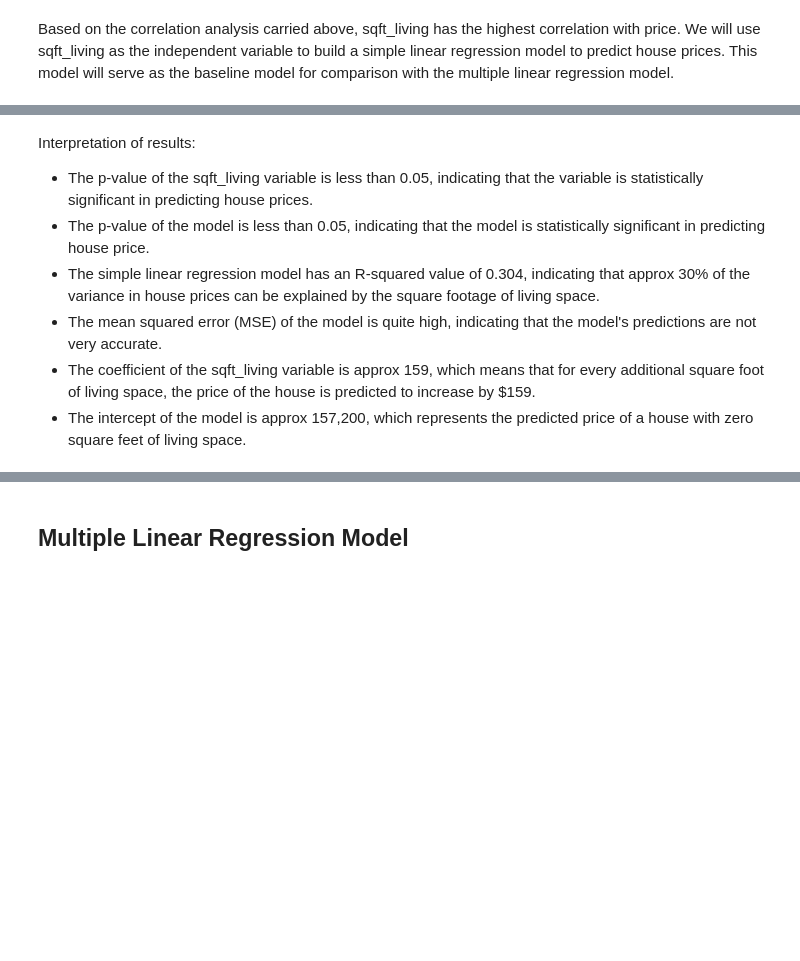
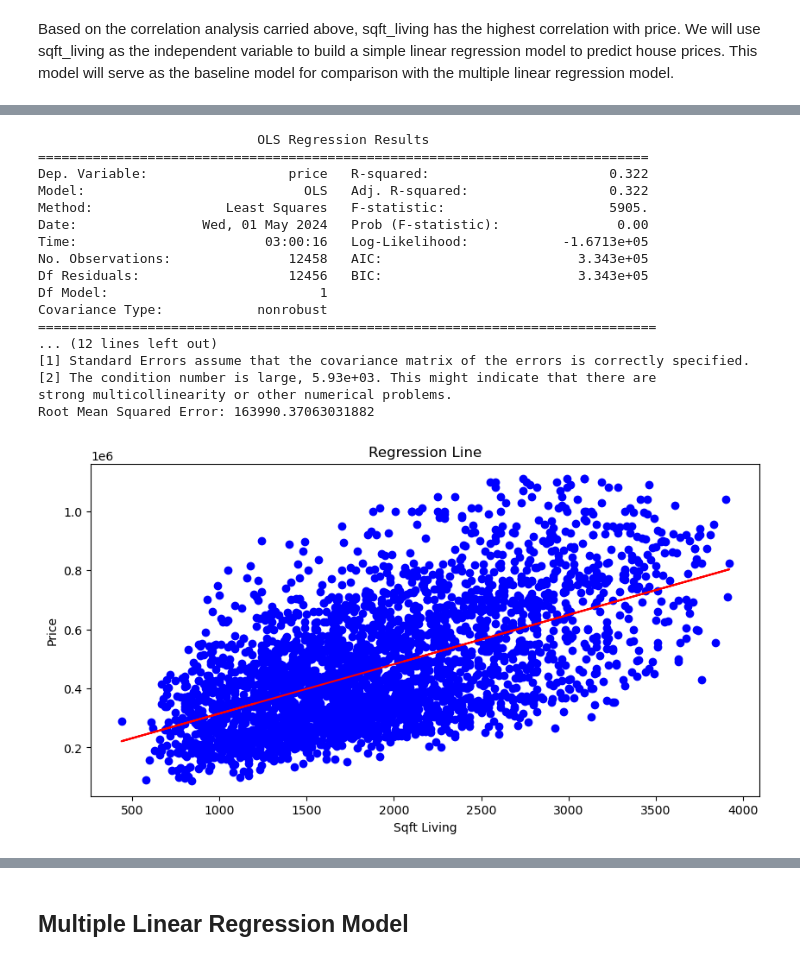
Before and after one commit to mbuvimuia/Northwest-County-Housing-Analysis, a Jupyter notebook: student.ipynb, the cells around one changed output, grey strips where cells are left out. Drawn from its saved outputs; the diff is of its cells as text; code cells hidden in the pictures; blank space fills up the shorter version.

Commit message:
Complete Modelling

```diff
--- a/student.ipynb
+++ b/student.ipynb
@@ -665,8 +582,60 @@ Metrics
-# %% [markdown]
-Interpretation of results:
-- The p-value of the sqft_living variable is less than 0.05, indicating that the variable is statistically significant in predicting house prices.
-- The p-value of the model is less than 0.05, indicating that the model is statistically significant in predicting house price.
-- The simple linear regression model has an R-squared value of 0.304, indicating that approx 30% of the variance in house prices can be explained by the square footage of living space.
-- The mean squared error (MSE) of the model is quite high, indicating that the model's predictions are not very accurate.
-- The coefficient of the sqft_living variable is approx 159, which means that for every additional square foot of living space, the price of the house is predicted to increase by $159.
-- The intercept of the model is approx 157,200, which represents the predicted price of a house with zero square feet of living space.
+# %%
+# Define the independent and dependent variables
+X = new_data['sqft_living'] # Independent variable
+y = new_data['price'] # Dependent variable
+
+# Split the data into training and testing sets
+from sklearn.model_selection import train_test_split
+X_train, X_test, y_train, y_test = train_test_split(X, y, test_size=0.2, random_state=42)
+
+# Build the model using statsmodels
+X_train = sm.add_constant(X_train)
+
+model = sm.OLS(y_train, X_train).fit()
+
+# Print the model summary
+print(model.summary())
+
+# Make predictions
+X_test = sm.add_constant(X_test)
+y_pred = model.predict(X_test)
+
+# Calculate the Mean Squared Error
+from sklearn.metrics import mean_squared_error
+mse = mean_squared_error(y_test, y_pred)
+
+# Calculate the Root Mean Squared Error
+rmse = math.sqrt(mse)
+
+baseline_model = rmse
+
+print("Root Mean Squared Error:", rmse)
+
+
+# Plot the regression line
+plt.figure(figsize=(10, 5))
+plt.scatter(X_test['sqft_living'], y_test, color='blue') # Scatter plot
+plt.plot(X_test['sqft_living'], y_pred, color='red') # Regression line
+plt.xlabel('Sqft Living')
+plt.ylabel('Price')
+plt.title('Regression Line')
+plt.savefig('Visualization3')
+# %% [output]
+                            OLS Regression Results
+==============================================================================
+Dep. Variable:                  price   R-squared:                       0.322
+Model:                            OLS   Adj. R-squared:                  0.322
+Method:                 Least Squares   F-statistic:                     5905.
+Date:                Wed, 01 May 2024   Prob (F-statistic):               0.00
+Time:                        03:00:16   Log-Likelihood:            -1.6713e+05
+No. Observations:               12458   AIC:                         3.343e+05
+Df Residuals:                   12456   BIC:                         3.343e+05
+Df Model:                           1
+Covariance Type:            nonrobust
+===============================================================================
+... (12 lines left out)
+[1] Standard Errors assume that the covariance matrix of the errors is correctly specified.
+[2] The condition number is large, 5.93e+03. This might indicate that there are
+strong multicollinearity or other numerical problems.
+Root Mean Squared Error: 163990.37063031882
+[figure, added]
```
Also changed, not shown: parts of 29 cells of this notebook, 5 other files.
